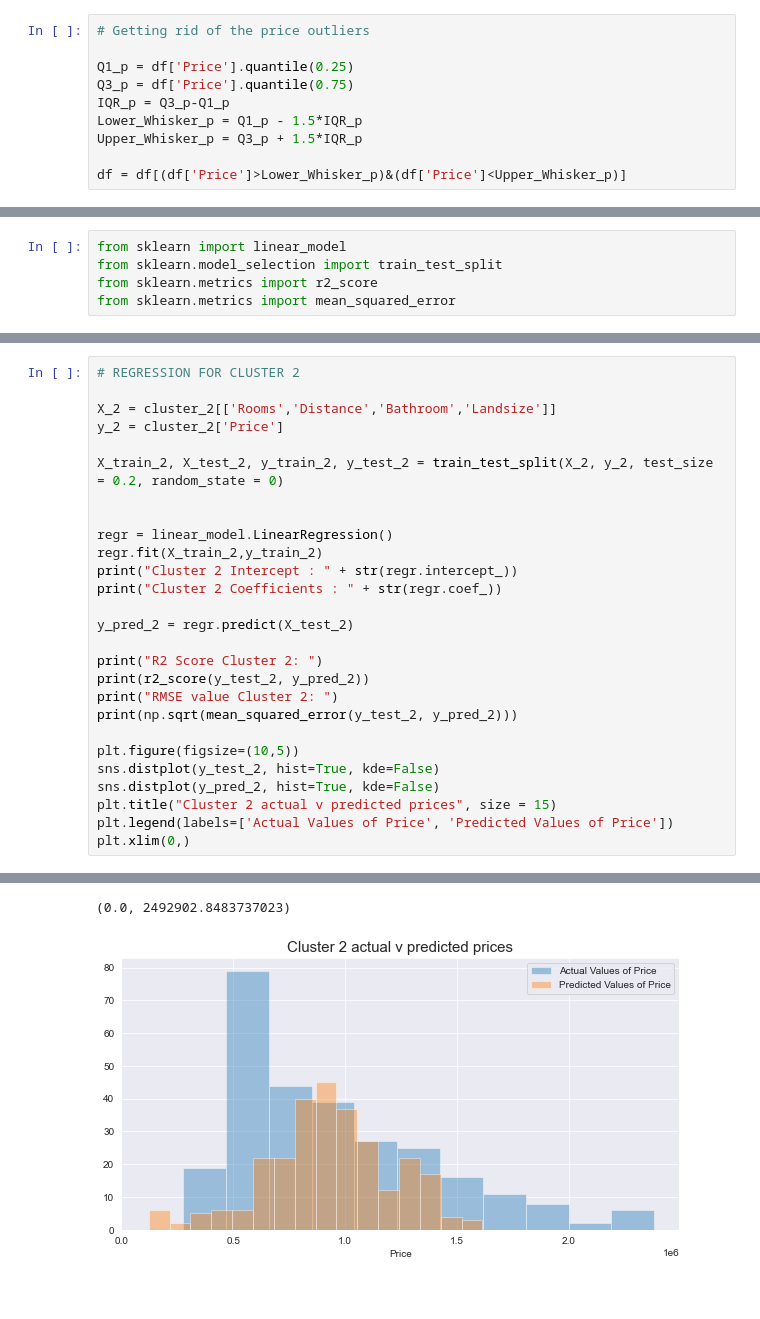
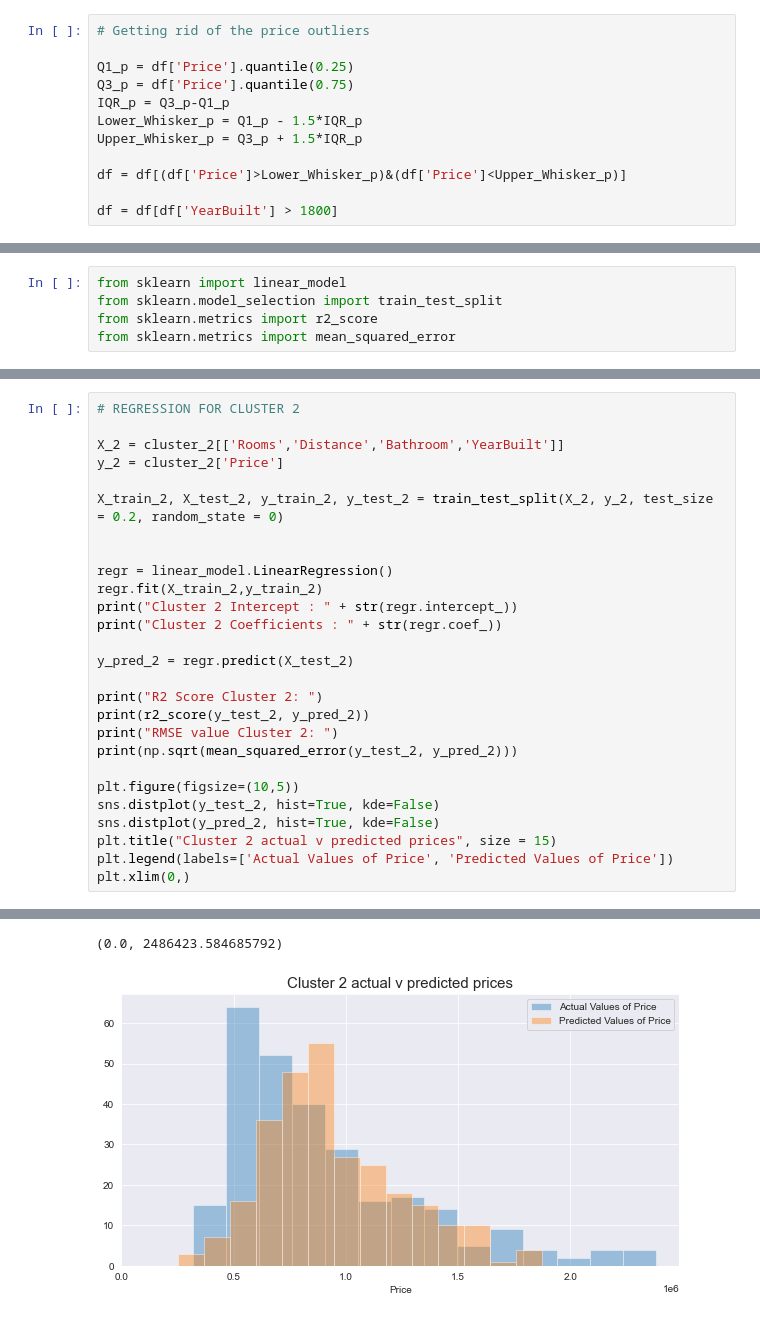
Before and after one commit to tahirzlone/Melbourne-Housing, a Jupyter notebook: Melbourne.ipynb, the cells around one changed output, grey strips where cells are left out. Cells and saved outputs as stored; diff of their text form.

```diff
--- a/Melbourne.ipynb
+++ b/Melbourne.ipynb
@@ -199,6 +205,8 @@ Lower_Whisker_p = Q1_p - 1.5*IQR_p
 Upper_Whisker_p = Q3_p + 1.5*IQR_p
 
 df = df[(df['Price']>Lower_Whisker_p)&(df['Price']<Upper_Whisker_p)]
+
+df = df[df['YearBuilt'] > 1800]
 # %% [markdown]
 ## CLUSTERING OF DATA
 # %%
@@ -404,7 +412,7 @@ RMSE value Cluster 1:
 # %%
 # REGRESSION FOR CLUSTER 2
 
-X_2 = cluster_2[['Rooms','Distance','Bathroom','Landsize']]
+X_2 = cluster_2[['Rooms','Distance','Bathroom','YearBuilt']]
 y_2 = cluster_2['Price']
 
 X_train_2, X_test_2, y_train_2, y_test_2 = train_test_split(X_2, y_2, test_size = 0.2, random_state = 0)
@@ -438,3 +446,3 @@ RMSE value Cluster 2:
 `distplot` is a deprecated function and will be removed in a future version. Please adapt your code to use either `displot` (a figure-level function with similar flexibility) or `histplot` (an axes-le ...
-(0.0, 2492902.8483737023)
+(0.0, 2486423.584685792)
-[figure, old version]
+[figure, new version]
```
Also changed, not shown: parts of 8 cells of this notebook.
